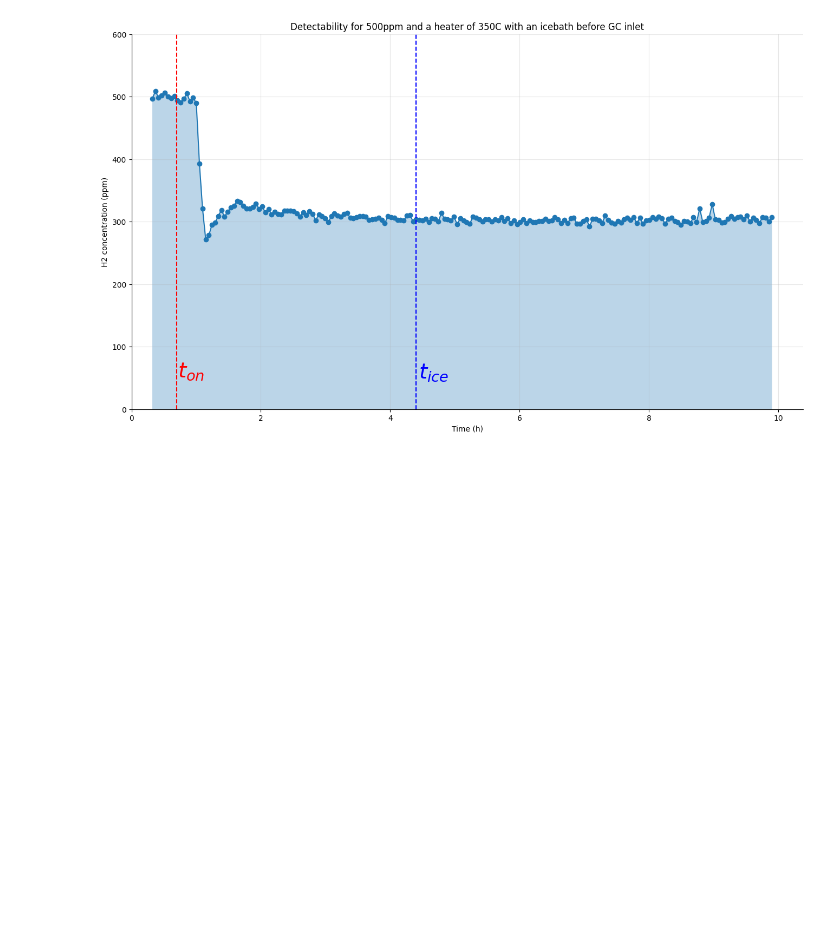
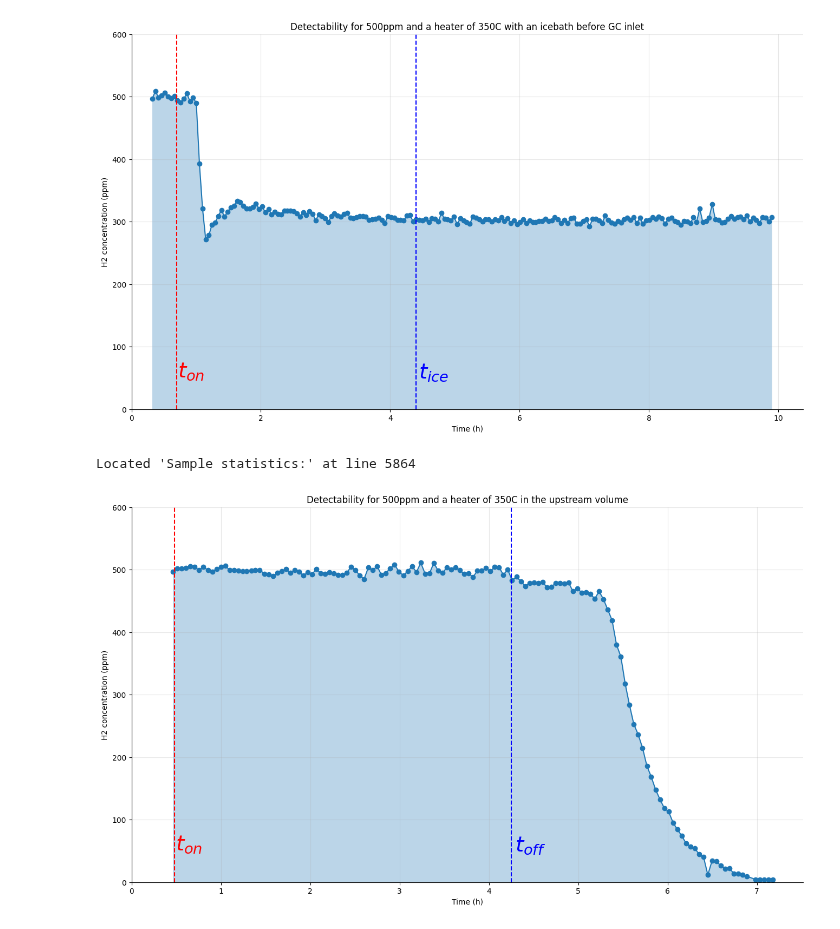
Before and after one commit to RemDelaporteMathurin/hyperion, a Jupyter notebook: first_run.ipynb, the cells around one changed output. Saved outputs shown, nothing was run; the diff lists cells and outputs as text; code cells hidden in the pictures; blank space fills up the shorter version.

Commit message:
500ppm upstream dded

```diff
--- a/first_run.ipynb
+++ b/first_run.ipynb
@@ -840,3 +840,57 @@ plt.show()
 # %% [output]
 Located 'Sample statistics:' at line 6019
 [figure]
+# %%
+from read_data_from_gc import *
+
+filename = "500ppm_upstream_350C.csv"
+
+data = read_data(filename)
+dates = [parse(date) for date in data["Injection_Acquired_Date"][4:300]]
+
+concentrations = data["Amount_ppm"][4:300].tolist()
+concentrations *= htm.ureg.ppm
+
+# Converting list of datetime.datetime objects to list of times in seconds since time_start
+time_start = parse("2024-05-08 11:43:00-04:00")
+times_in_seconds = np.array(convert_dates_to_time(dates, time_start))
+times_in_hours = times_in_seconds / 3600
+plt.figure(figsize = (16,9))
+plt.plot(times_in_hours[2:200], concentrations[2:200], marker="o")
+plt.fill_between(times_in_hours[2:200], concentrations[2:200], alpha=0.3)
+plt.ylabel(f"H2 concentration ({concentrations.units: ~P})")
+plt.ylim(bottom=0, top = 600)
+plt.xlabel("Time (h)")
+plt.grid(alpha=0.3)
+plt.xlim(left=0)
+
+
+t_on = parse("2024-05-08 12:12:00-04:00")
+plt.axvline((t_on - time_start).total_seconds() / 3600, color="red", linestyle="--")
+plt.annotate(r"$t_{on}$", ((t_on - time_start).total_seconds() / 3600 * 1.02, 51.85), color="red", fontsize=28)
+
+
+t_off = parse("2024-05-08 15:58:00-04:00")
+plt.axvline((t_off - time_start).total_seconds() / 3600, color="blue", linestyle="--")
+plt.annotate(r"$t_{off}$", ((t_off - time_start).total_seconds() / 3600 * 1.01, 50), color="blue", fontsize=28)
+
+
+# Shading the region between t_on and t_off
+#plt.axvspan((t_on - time_start).total_seconds() / 3600,(t_off - time_start).total_seconds() / 3600, alpha=0.1, color='black')
+# ylim_flux = gas_concentration_to_flux(
+#     ppm_to_concentration(
+#         ax1.get_ylim() * concentrations.units, MOLAR_MASS_H2, MOLAR_VOL_RT
+#     ),
+#     flow_rate,
+# ).to(htm.ureg.particle / htm.ureg.s)
+# ax2.set_ylim(ylim_flux)
+# ax2.yaxis.set_units(ylim_flux.units)
+# # set right axis visible
+# ax2.spines["right"].set_visible(True)
+# ax2.set_ylabel(f"H2 Flux ({ylim_flux.units: ~P})")
+#plt.savefig("dry_run.svg")
+plt.title("Detectability for 500ppm and a heater of 350C in the upstream volume")
+plt.show()
+# %% [output]
+Located 'Sample statistics:' at line 5864
+[figure, added]
```
Also changed, not shown: parts of 1 cell of this notebook, 1 other file.
